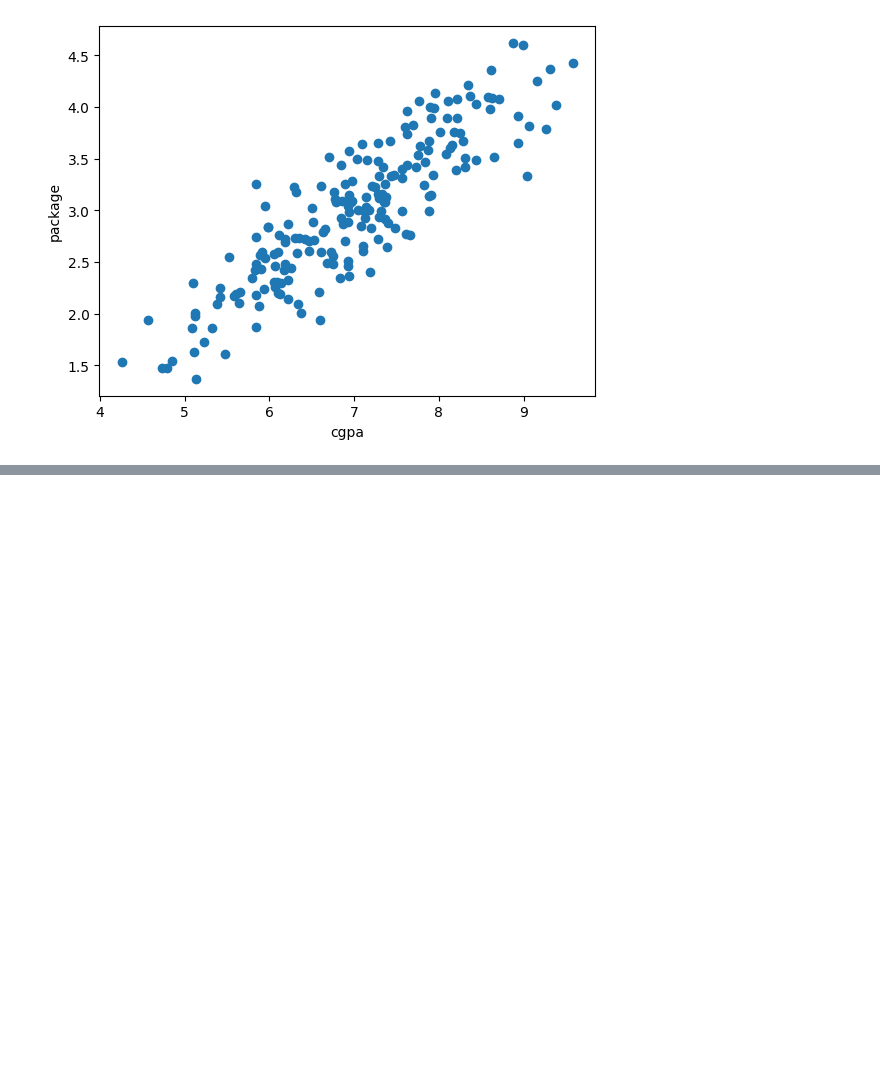
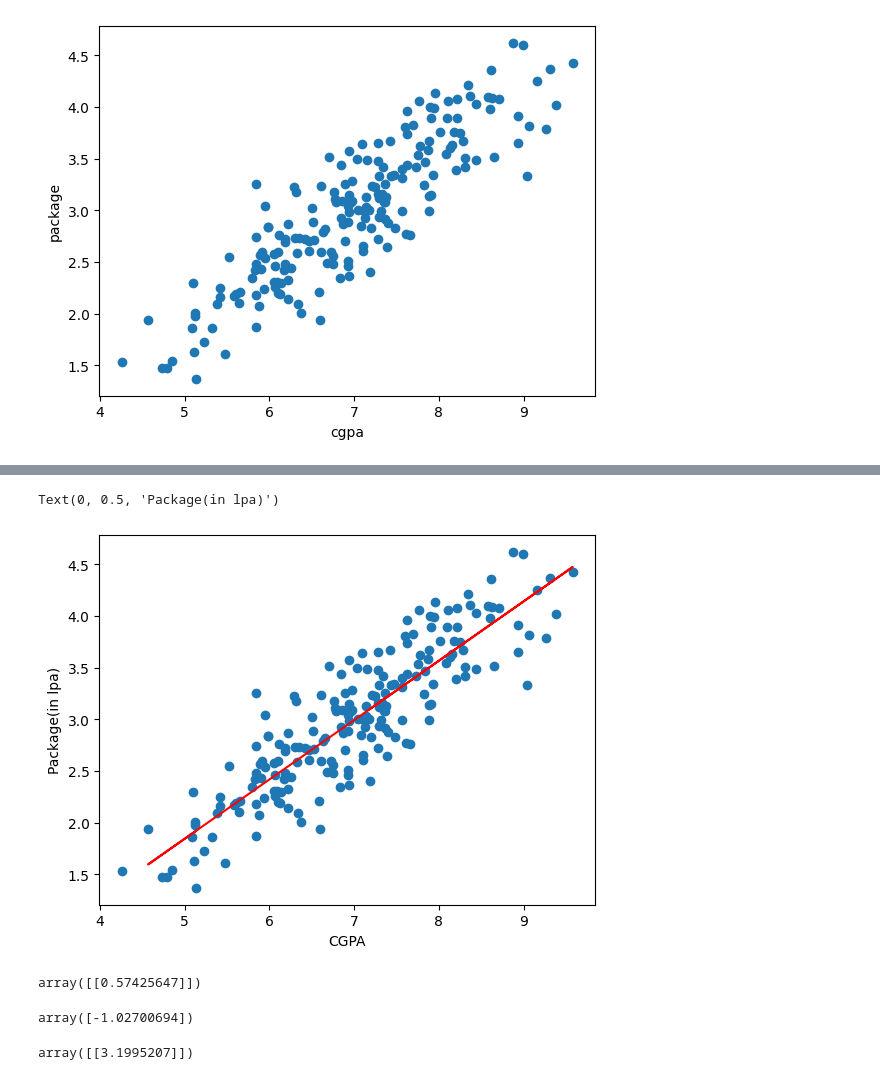
Before and after one commit to varshasharma01/100DaysOfML, a Jupyter notebook: ML20_SimpleLR/simple_lr.ipynb, the cells around one changed output, grey strips where cells are left out. Drawn from its saved outputs; the diff is of its cells as text; code cells hidden in the pictures; blank space fills up the shorter version.

```diff
--- a/ML20_SimpleLR/simple_lr.ipynb
+++ b/ML20_SimpleLR/simple_lr.ipynb
@@ -21,0 +48,5 @@ plt.show()
+# %%
+from sklearn.model_selection import train_test_split
+
+X_train, X_test, y_train, y_test = train_test_split(X,Y, test_size=0.2, random_state=42)
+X_train.shape, X_test.shape
@@ -21,0 +55,8 @@ plt.show()
+# %%
+from sklearn.linear_model import LinearRegression
+lr = LinearRegression()
+# %%
+X_train = X_train.to_frame()
+y_train = y_train.to_frame()
+# %%
+lr.fit(X_train, y_train)
@@ -21,0 +127,24 @@ plt.show()
+# %%
+plt.scatter(df['cgpa'],df['package'])
+plt.plot(X_train,lr.predict(X_train),color='red')
+plt.xlabel('CGPA')
+plt.ylabel('Package(in lpa)')
+# %% [output]
+Text(0, 0.5, 'Package(in lpa)')
+[figure, added]
+# %%
+# this is the value of the slope
+m = lr.coef_
+m
+# %% [output]
+array([[0.57425647]])
+# %%
+b = lr.intercept_
+# this is b from y = mx+b
+b
+# %% [output]
+array([-1.02700694])
+# %%
+m * 7.36 + b
+# %% [output]
+array([[3.1995207]])
```
Also changed, not shown: parts of 8 cells of this notebook.
